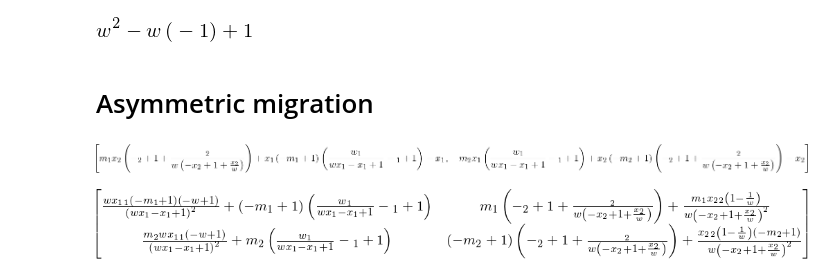
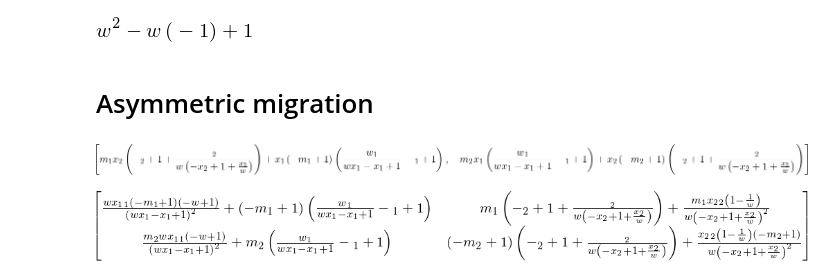
Before and after one commit to yoavram/Sunnyvale, a Jupyter notebook: notebooks/migration analysis.ipynb, the cells around one changed output. Drawn from its saved outputs; the diff is of its cells as text; code cells hidden in the pictures.

Commit message:
fixed figure 5

```diff
--- a/notebooks/migration analysis.ipynb
+++ b/notebooks/migration analysis.ipynb
@@ -302,18 +302,18 @@ x1, x2, ρ1, ρ2, m1, m2, w1, w2, w, W1, W2 = symbols('x_1 x_2 ρ_1 ρ_2 m_1 m_2
 # %%
 # eq. 19
 w1 = w
 w2 = 1/w
 W1 = w1*x1 + 1-x1
 W2 = w2*x2 + 1-x2
 # γ1 = (1-m) + τ*m
 # γ2 = m + τ*(1-m)
 eqs = [
-    (1-m1)*x1*(w1/W1*ρ1+1-ρ1) + m1*x2*(w2/W2*ρ2+1-ρ2) - x1,
-    m2*x1*(w1/W1*ρ1+1-ρ1) + (1-m2)*x2*(w2/W2*ρ2+1-ρ2) - x2
+    (1-m1)*x1*(w1/W1*ρ1+1-ρ1) + m1*x2*(w2/W2*ρ2+1-ρ2),
+    m2*x1*(w1/W1*ρ1+1-ρ1) + (1-m2)*x2*(w2/W2*ρ2+1-ρ2)
 ]
 eqs
 # %% [output]
-[figure, old version]
+[figure, new version]
 # %%
 J = Matrix([
     [
```
Also changed, not shown: parts of 11 cells of this notebook.
